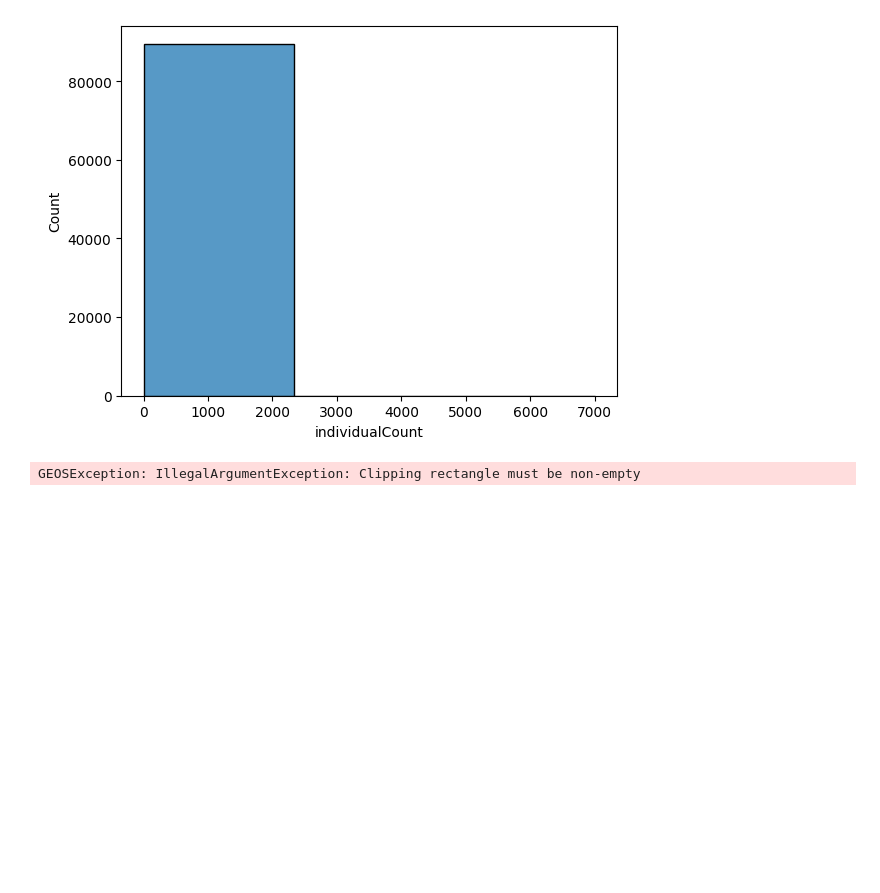
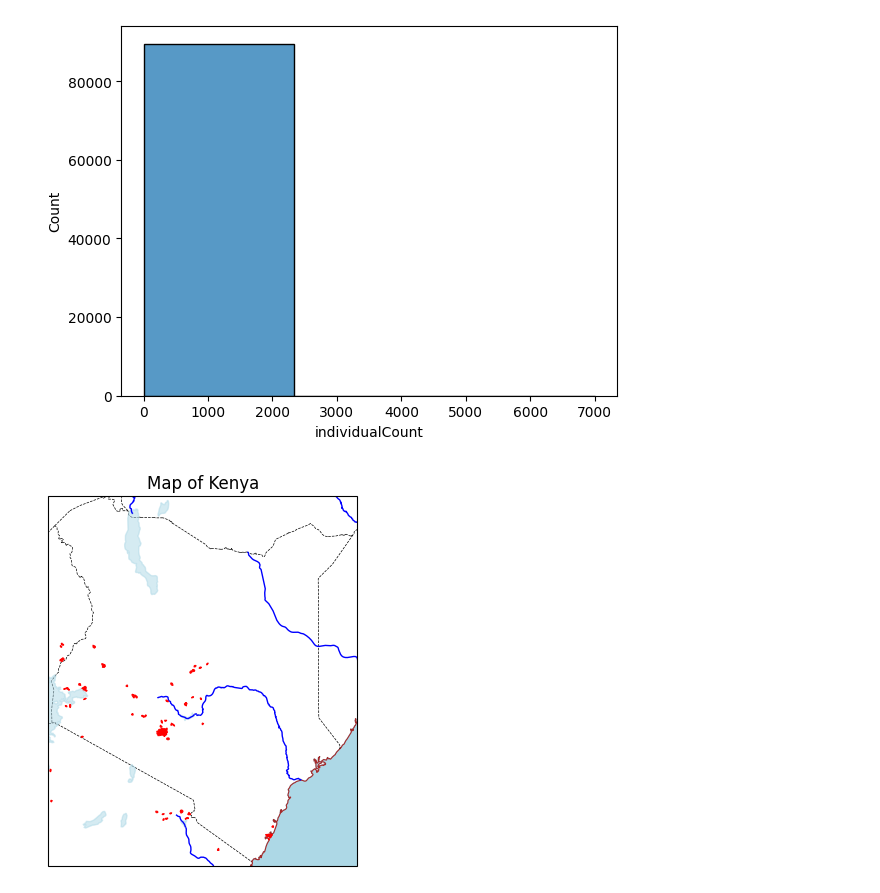
Before and after one commit to zahra-zibzee/Environmental-Data-Analysis, a Jupyter notebook: Project2/question1.ipynb, the cells around one changed output. Drawn from its saved outputs; the diff is of its cells as text; code cells hidden in the pictures; blank space fills up the shorter version.

```diff
--- a/Project2/question1.ipynb
+++ b/Project2/question1.ipynb
@@ -190,14 +190,43 @@ min_lan = df['decimalLatitude'].min()
 max_lan = df['decimalLatitude'].max()
 min_lon = df['decimalLongitude'].min()
 max_lon = df['decimalLongitude'].max()
-# %%
-gdf = gpd.GeoDataFrame(df, geometry=gpd.points_from_xy(df['decimalLongitude'], df['decimalLatitude']), crs='EPSG:4326')
-world = gpd.read_file(gds.get_path('naturalearth.land'))
-
-ax = world.clip(
-    [5.0805, 33.2897, -4.6980, 41.8104]
-).plot(color='white', edgecolor='black', figsize=(20, 20))
-gdf.plot(ax=ax, color='red', markersize=10)
-plt.show()
-# %% [output]
-GEOSException: IllegalArgumentException: Clipping rectangle must be non-empty
+# %%
+import matplotlib.pyplot as plt
+import cartopy.crs as ccrs
+import cartopy.feature as cfeature
+from matplotlib import lines as mline
+
+fig, ax = plt.subplots(subplot_kw={"projection": ccrs.PlateCarree()})
+
+
+ax.set_extent([33.8, 42, -4.8, 5])  # [lon_min, lon_max, lat_min, lat_max]
+coastline = ax.add_feature(cfeature.COASTLINE, edgecolor="brown", linewidth=0.8)
+border = ax.add_feature(cfeature.BORDERS, linestyle="--", linewidth=0.5)
+lakes = ax.add_feature(cfeature.LAKES, color="lightblue", alpha=0.5)
+river = ax.add_feature(cfeature.RIVERS, edgecolor="blue")
+ocean = ax.add_feature(cfeature.OCEAN, color="lightblue")
+
+
+cities = ax.add_feature(
+    cfeature.NaturalEarthFeature(
+        "cultural",
+        "urban_areas",
+        "10m",
+        edgecolor="red",
+        facecolor="red",
+        linewidth=0.7,
+    ),
+    label="Cities",
+)
+
+# ax.legend(
+#     t := [
+#         mline.Line2D([], [], color=i.get_edgecolor(), linewidth=i.get_linewidth(), linestyle=i.get_linestyles()[0], label=i.get_label(), alpha=i.get_alpha())
+#         for i in [coastline, border, lakes, cities, river, ocean]
+#     ],
+#     [i.get_label() for i in [coastline, border, lakes, cities, river, ocean]],
+# )
+plt.title("Map of Kenya")
+plt.show()
+# %% [output]
+[figure, added]
```
Also changed, not shown: parts of 1 cell of this notebook.
